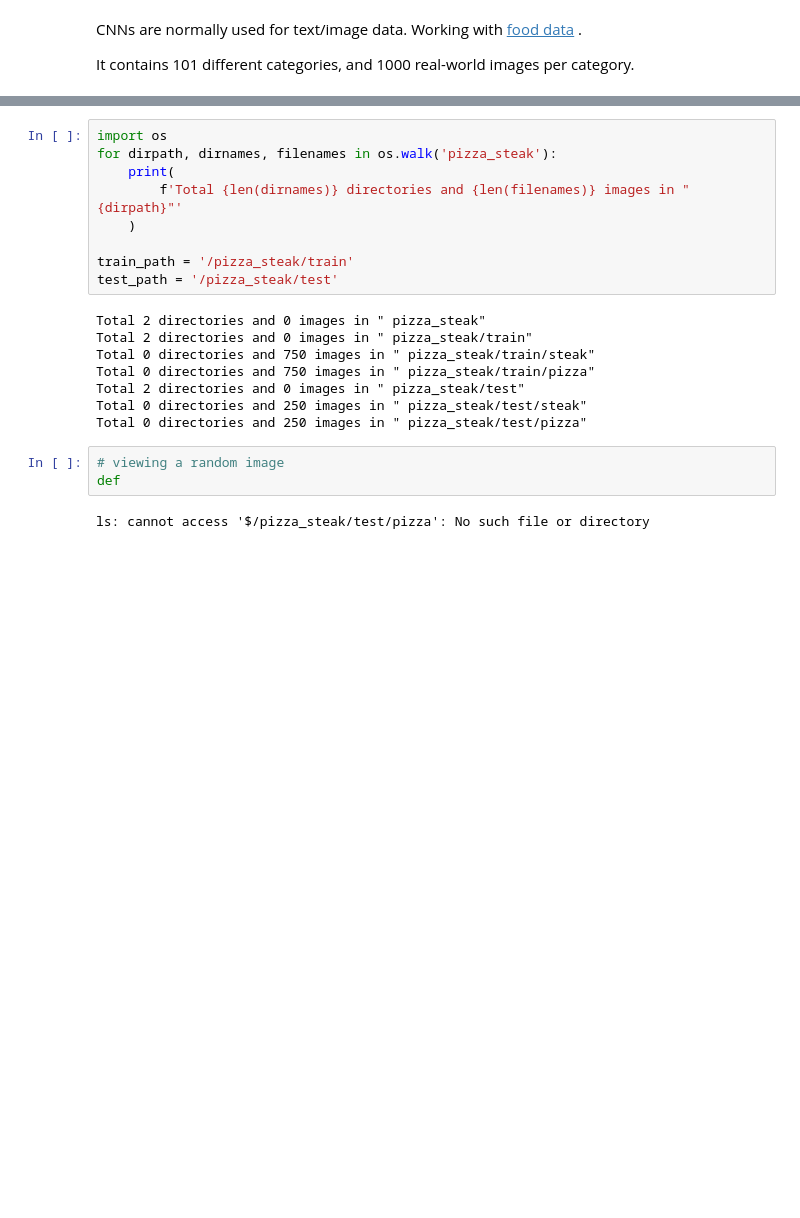
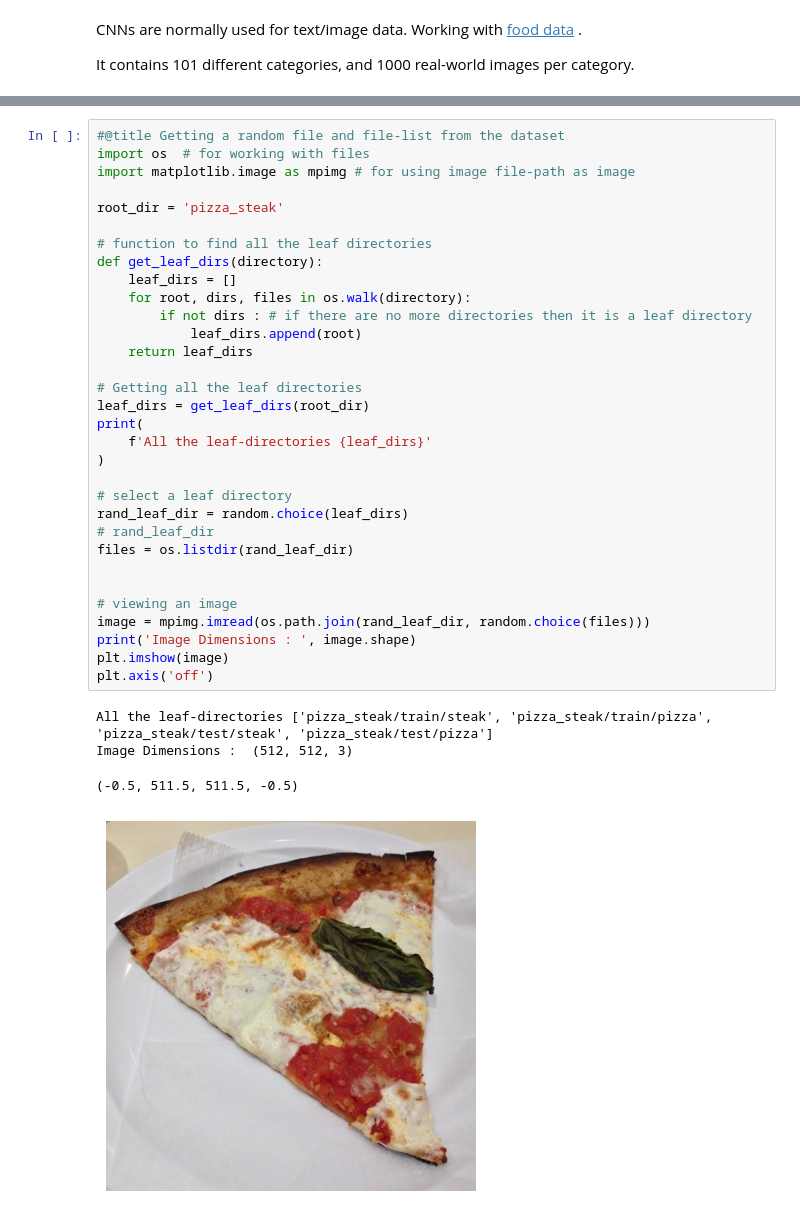
Before and after one commit to krahul2024/machine-learning, a Jupyter notebook: tensors/tensors_four.ipynb, the cells around one changed output, grey strips where cells are left out. Drawn from its saved outputs; the diff is of its cells as text; blank space fills up the shorter version.

```diff
--- a/tensors/tensors_four.ipynb
+++ b/tensors/tensors_four.ipynb
@@ -42,24 +46,39 @@ pizza_steak.zip     100%[===================>] 104.47M   199MB/s    in 0.5s
 # %% [output]
 test  train
-# %%
-import os
-for dirpath, dirnames, filenames in os.walk('pizza_steak'):
-    print(
-        f'Total {len(dirnames)} directories and {len(filenames)} images in " {dirpath}"'
-    )
-
-train_path = '/pizza_steak/train'
-test_path = '/pizza_steak/test'
-# %% [output]
-Total 2 directories and 0 images in " pizza_steak"
-Total 2 directories and 0 images in " pizza_steak/train"
-Total 0 directories and 750 images in " pizza_steak/train/steak"
-Total 0 directories and 750 images in " pizza_steak/train/pizza"
-Total 2 directories and 0 images in " pizza_steak/test"
-Total 0 directories and 250 images in " pizza_steak/test/steak"
-Total 0 directories and 250 images in " pizza_steak/test/pizza"
-# %%
-# viewing a random image
-def
-# %% [output]
-ls: cannot access '$/pizza_steak/test/pizza': No such file or directory
+# %%
+#@title Getting a random file and file-list from the dataset
+import os  # for working with files
+import matplotlib.image as mpimg # for using image file-path as image
+
+root_dir = 'pizza_steak'
+
+# function to find all the leaf directories
+def get_leaf_dirs(directory):
+    leaf_dirs = []
+    for root, dirs, files in os.walk(directory):
+        if not dirs : # if there are no more directories then it is a leaf directory
+            leaf_dirs.append(root)
+    return leaf_dirs
+
+# Getting all the leaf directories
+leaf_dirs = get_leaf_dirs(root_dir)
+print(
+    f'All the leaf-directories {leaf_dirs}'
+)
+
+# select a leaf directory
+rand_leaf_dir = random.choice(leaf_dirs)
+# rand_leaf_dir
+files = os.listdir(rand_leaf_dir)
+
+
+# viewing an image
+image = mpimg.imread(os.path.join(rand_leaf_dir, random.choice(files)))
+print('Image Dimensions : ', image.shape)
+plt.imshow(image)
+plt.axis('off')
+# %% [output]
+All the leaf-directories ['pizza_steak/train/steak', 'pizza_steak/train/pizza', 'pizza_steak/test/steak', 'pizza_steak/test/pizza']
+Image Dimensions :  (512, 512, 3)
+(-0.5, 511.5, 511.5, -0.5)
+[figure, added]
```
Also changed, not shown: parts of 10 cells of this notebook.
